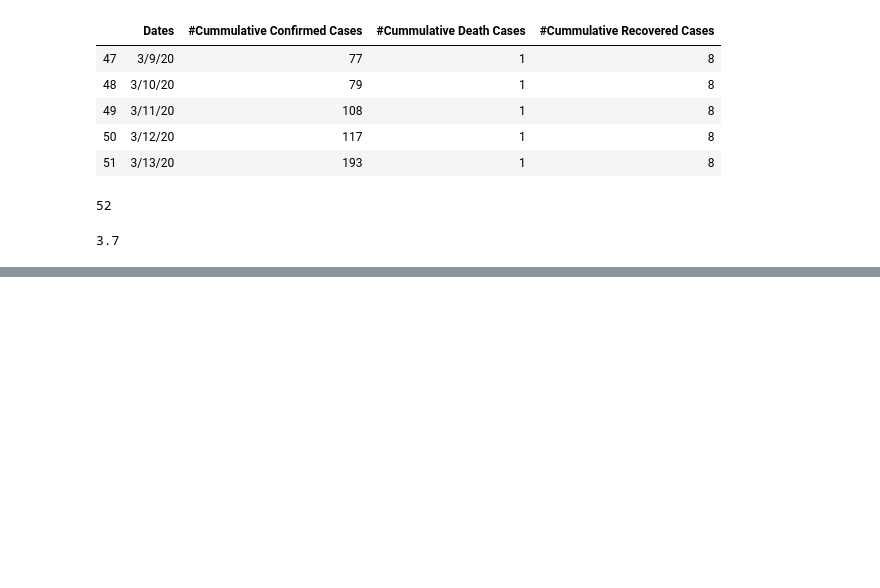
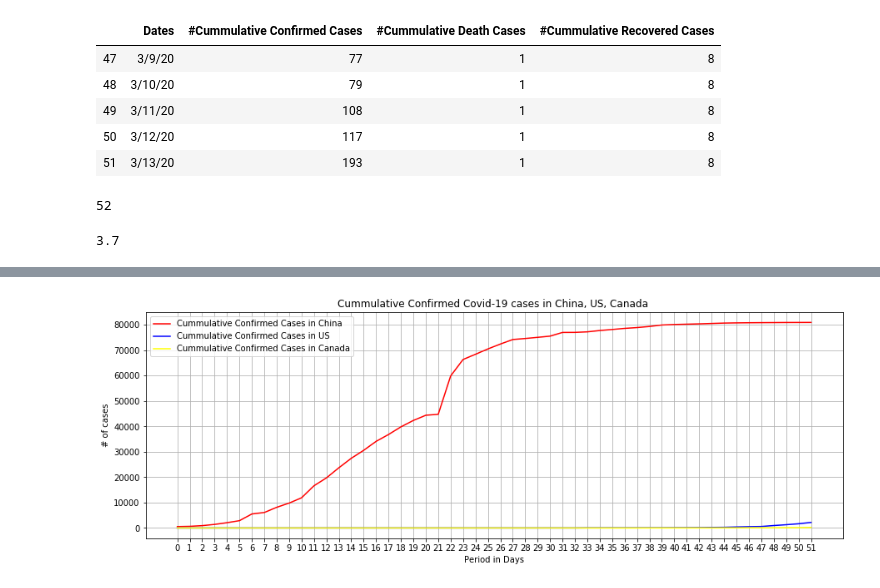
Before and after one commit to davesiddharth/Covid-19-US-Canada-Case-Prediction, a Jupyter notebook: COVID-19_dataset/Data_cleaning_China_US_Canada.ipynb, the cells around one changed output, grey strips where cells are left out. Drawn from its saved outputs; the diff is of its cells as text; code cells hidden in the pictures; blank space fills up the shorter version.

```diff
--- a/COVID-19_dataset/Data_cleaning_China_US_Canada.ipynb
+++ b/COVID-19_dataset/Data_cleaning_China_US_Canada.ipynb
@@ -482,3 +485,26 @@ Everyday 3.7 people got infected from 22nd Jan 2020 to 13th March 2020.
 The rate at which the population got infected from 22nd Jan 2020 to 13th March 2020 was 0.00051.
 0.52% population suffered death from 22nd Jan 2020 to 13th March 2020.
 4.15% population recovered from 22nd Jan 2020 to 13th March 2020.
+# %%
+plt.figure(figsize=(15,5))
+x_axis = np.arange(0, len(china_df))
+tick_locations = []
+for x in x_axis:
+    tick_locations.append(x)
+
+plt.title("Cummulative Confirmed Covid-19 cases in China, US, Canada ")
+plt.xlabel("Period in Days")
+plt.ylabel("# of cases")
+plt.grid()
+
+confirmed_cases_china, = plt.plot(x_axis, china_df.loc[:,'#Cummulative Confirmed Cases'], color="red", label="Cummulative Confirmed Cases in China")
+confirmed_cases_US, = plt.plot(x_axis, US_df.loc[:,'#Cummulative Confirmed Cases'], color="blue", label="Cummulative Confirmed Cases in US")
+confirmed_cases_canada, = plt.plot(x_axis, canada_df.loc[:,'#Cummulative Confirmed Cases'], color="yellow", label="Cummulative Confirmed Cases in Canada")
+
+
+plt.legend(handles=[confirmed_cases_china, confirmed_cases_US, confirmed_cases_canada], loc="upper left")
+plt.xticks(tick_locations)
+
+plt.show()
+# %% [output]
+[figure, added]
```
Also changed, not shown: parts of 3 cells of this notebook.
